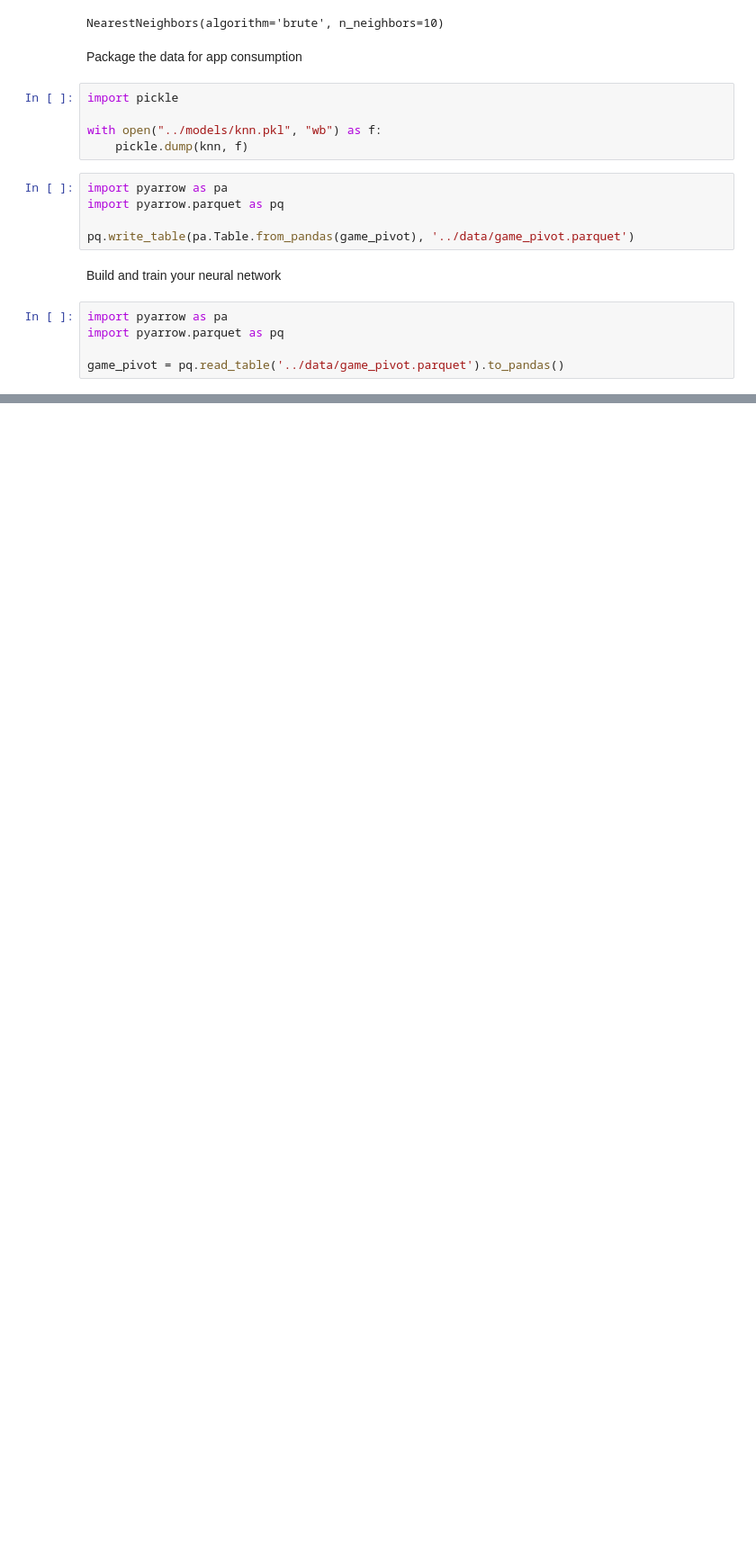
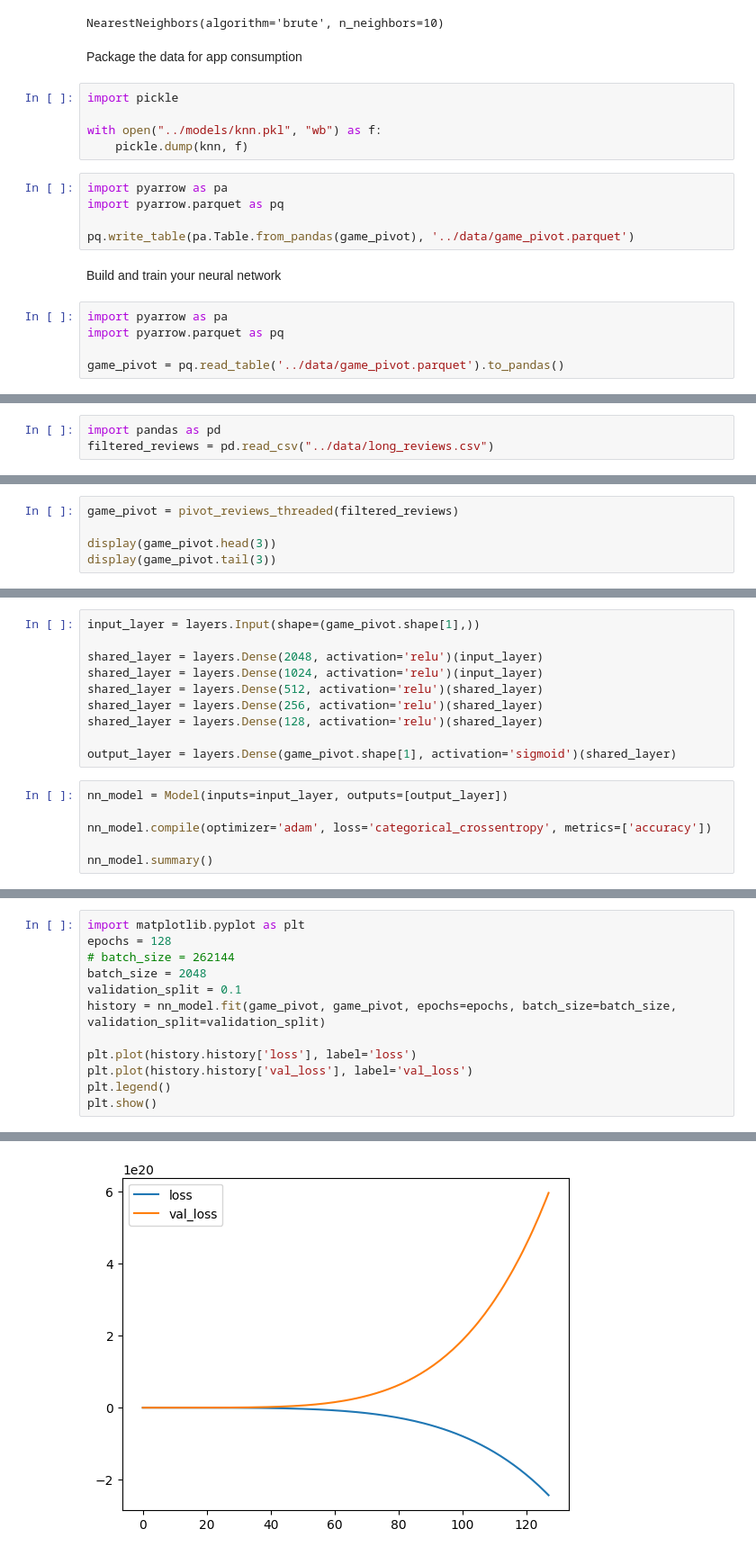
Before and after one commit to heidthecamp/steam_game_recommendation_system, a Jupyter notebook: notebooks/steam_games.ipynb, the cells around one changed output, grey strips where cells are left out. Shown: that part at 90% size. Cells and saved outputs as stored; diff of their text form; blank space fills up the shorter version.

```diff
--- a/notebooks/steam_games.ipynb
+++ b/notebooks/steam_games.ipynb
@@ -433,0 +341,3 @@ Epoch: 0
+# %%
+import pandas as pd
+filtered_reviews = pd.read_csv("../data/long_reviews.csv")
@@ -433,0 +408,5 @@ Epoch: 0
+# %%
+game_pivot = pivot_reviews_threaded(filtered_reviews)
+
+display(game_pivot.head(3))
+display(game_pivot.tail(3))
@@ -433,0 +447,16 @@ Epoch: 0
+# %%
+input_layer = layers.Input(shape=(game_pivot.shape[1],))
+
+shared_layer = layers.Dense(2048, activation='relu')(input_layer)
+shared_layer = layers.Dense(1024, activation='relu')(input_layer)
+shared_layer = layers.Dense(512, activation='relu')(shared_layer)
+shared_layer = layers.Dense(256, activation='relu')(shared_layer)
+shared_layer = layers.Dense(128, activation='relu')(shared_layer)
+
+output_layer = layers.Dense(game_pivot.shape[1], activation='sigmoid')(shared_layer)
+# %%
+nn_model = Model(inputs=input_layer, outputs=[output_layer])
+
+nn_model.compile(optimizer='adam', loss='categorical_crossentropy', metrics=['accuracy'])
+
+nn_model.summary()
@@ -433,0 +481,13 @@ Epoch: 0
+# %%
+import matplotlib.pyplot as plt
+epochs = 128
+# batch_size = 262144
+batch_size = 2048
+validation_split = 0.1
+history = nn_model.fit(game_pivot, game_pivot, epochs=epochs, batch_size=batch_size, validation_split=validation_split)
+
+plt.plot(history.history['loss'], label='loss')
+plt.plot(history.history['val_loss'], label='val_loss')
+plt.legend()
+plt.show()
+# %% [output]
@@ -433,0 +511 @@ Epoch: 0
+[figure, added]
```
Also changed, not shown: parts of 14 cells of this notebook.
